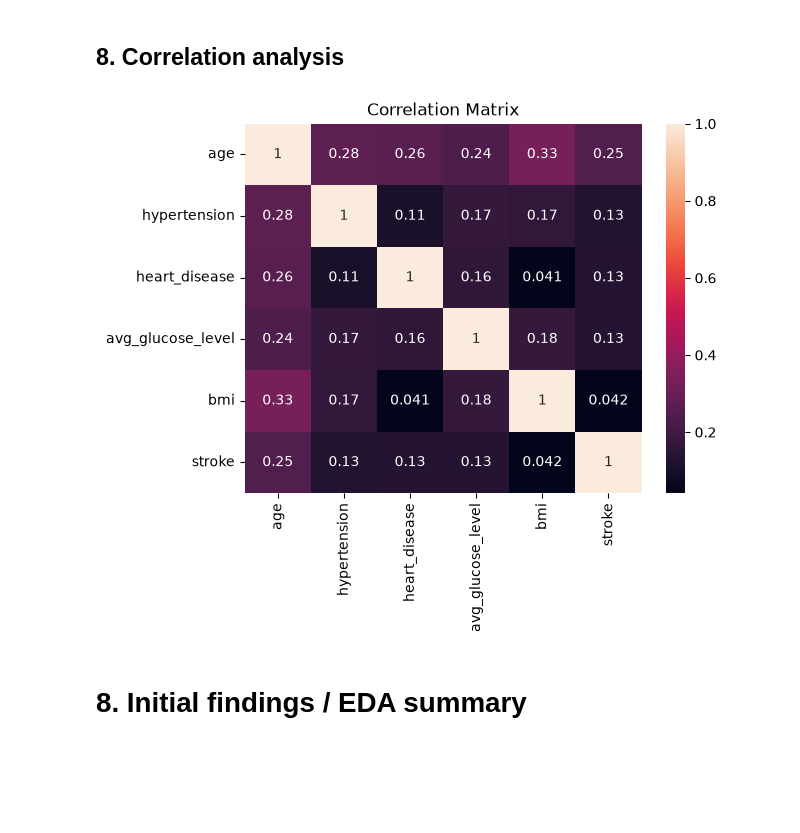
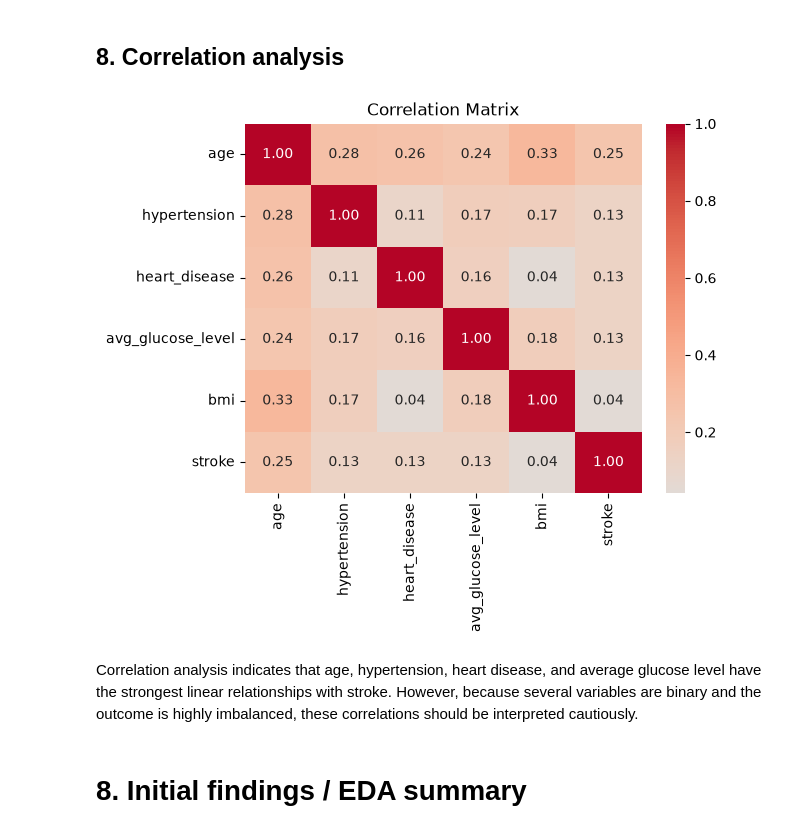
Before and after one commit to YipingMa9377/project1---stroke-prediction, a Jupyter notebook: notebooks/01_EDA.ipynb, the cells around one changed output. Drawn from its saved outputs; the diff is of its cells as text; code cells hidden in the pictures; blank space fills up the shorter version.

```diff
--- a/notebooks/01_EDA.ipynb
+++ b/notebooks/01_EDA.ipynb
@@ -334,24 +372,29 @@ pd.crosstab(
 # %%
 numeric_cols = [
     "age",
     "hypertension",
     "heart_disease",
     "avg_glucose_level",
     "bmi",
     "stroke"
 ]
 
 corr = df[numeric_cols].corr()
 
 sns.heatmap(
     corr,
-    annot=True
+    annot=True,
+    cmap="coolwarm",
+    center=0,
+    fmt=".2f"
 )
 
 plt.title("Correlation Matrix")
 plt.show()
 # %% [output]
-[figure, old version]
+[figure, new version]
+# %% [markdown]
+Correlation analysis indicates that age, hypertension, heart disease, and average glucose level have the strongest linear relationships with stroke. However, because several variables are binary and the outcome is highly imbalanced, these correlations should be interpreted cautiously.
 # %% [markdown]
 
 # 8. Initial findings / EDA summary
```
Also changed, not shown: parts of 10 cells of this notebook.
